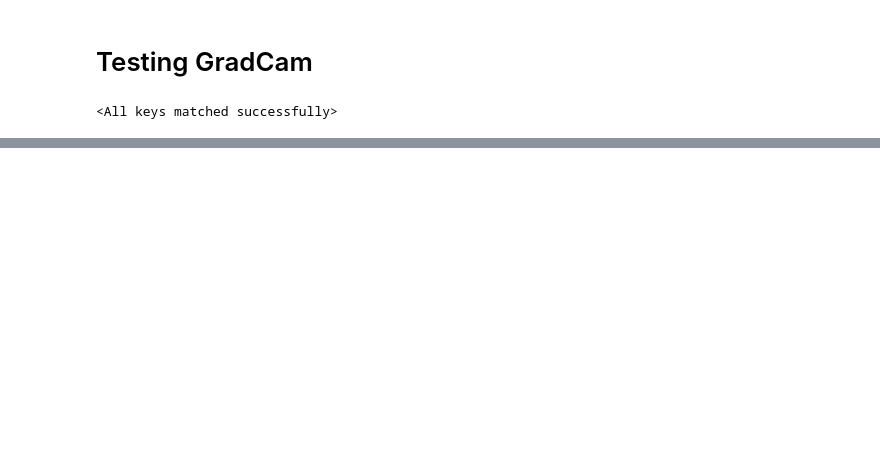
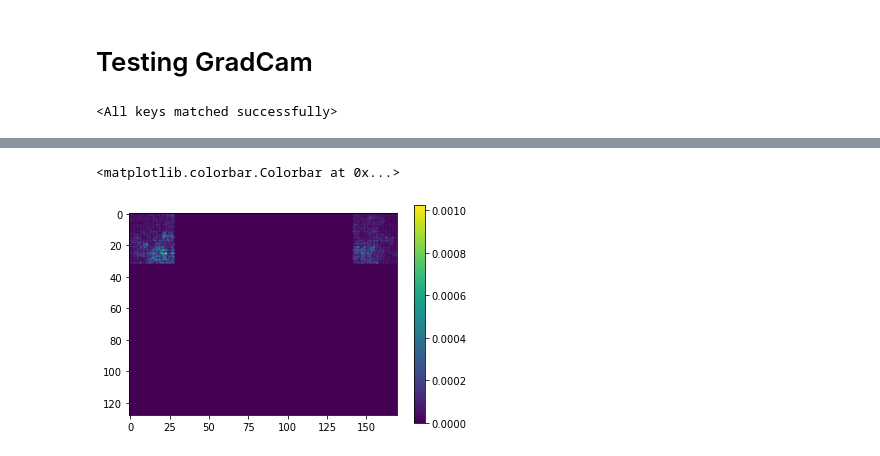
Before and after one commit to HIRIS-Lab/DermaModelOptimization, a Jupyter notebook: notebooks/Interpretability/GradCam.ipynb, the cells around one changed output, grey strips where cells are left out. Drawn from its saved outputs; the diff is of its cells as text; code cells hidden in the pictures; blank space fills up the shorter version.

Commit message:
More tests

```diff
--- a/notebooks/Interpretability/GradCam.ipynb
+++ b/notebooks/Interpretability/GradCam.ipynb
@@ -128,5 +131,8 @@ plt.imshow(inputs[0,0].detach(), cmap='gray')
 # %%
 data = attribution.abs().sum(axis=1)
 test = np.uint8(255 * data[4].detach())
-plt.imshow(test)
+plt.imshow(data[2].detach())
 plt.colorbar()
+# %% [output]
+<matplotlib.colorbar.Colorbar at 0x...>
+[figure, added]
```
Also changed, not shown: parts of 30 cells of this notebook, 5 other files.
